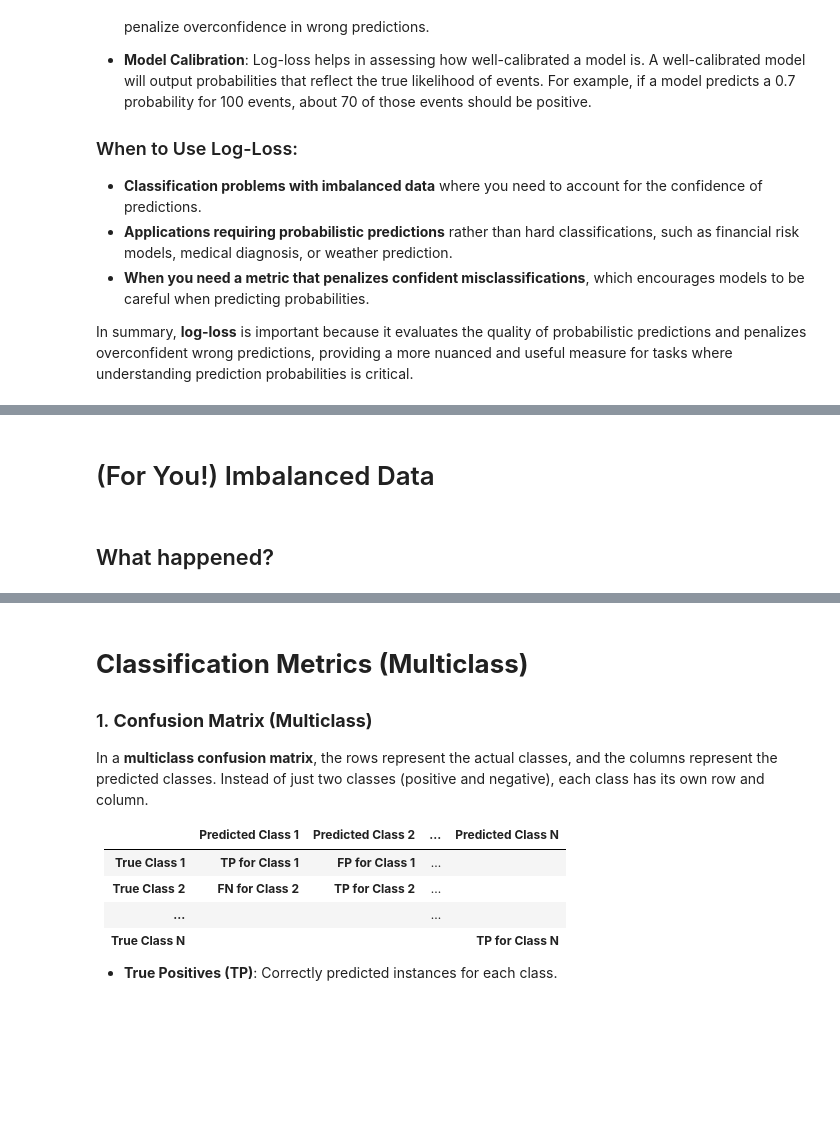
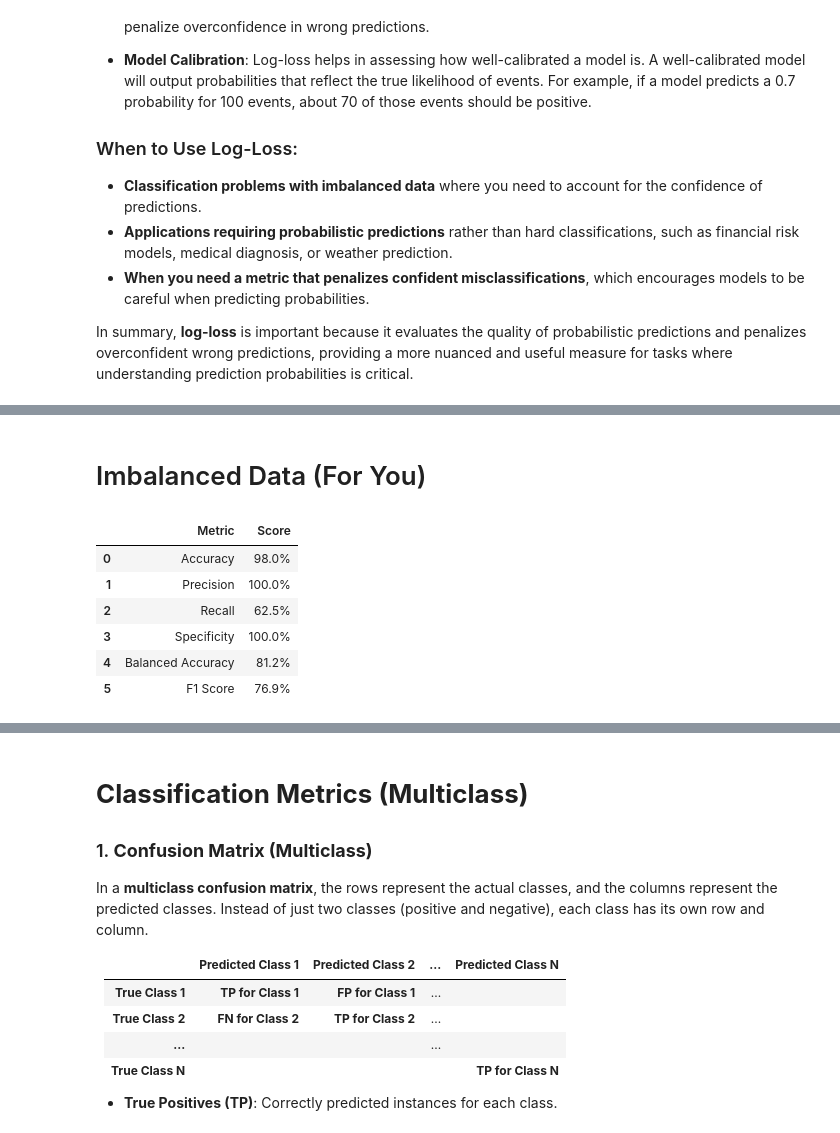
Before and after one commit to SCAI-Lab/ai_rehab_hc_2024, a Jupyter notebook: Tutorials/course_ai_rehab_hc_2024_tutorial_3.ipynb, the cells around one changed output, grey strips where cells are left out. Saved outputs shown, nothing was run; the diff lists cells and outputs as text; code cells hidden in the pictures; blank space fills up the shorter version.

```diff
--- a/Tutorials/course_ai_rehab_hc_2024_tutorial_3.ipynb
+++ b/Tutorials/course_ai_rehab_hc_2024_tutorial_3.ipynb
@@ -371,13 +387,48 @@ log_loss_value
 # %% [markdown]
-# (For You!) Imbalanced Data
+# Imbalanced Data (For You)
 # %%
 # Create an imbalanced synthetic binary classification dataset (positive is minority)
 X_imbalanced, y_imbalanced = make_classification(n_samples=1000, n_features=20, n_classes=2,
                                                  n_clusters_per_class=1, weights=[0.95, 0.05],
                                                  flip_y=0, random_state=42)
 
 # Split the dataset into training and test sets
 X_train_imbalanced, X_test_imbalanced, y_train_imbalanced, y_test_imbalanced = train_test_split(
     X_imbalanced, y_imbalanced, test_size=0.3, random_state=42)
+
+# Train the same Logistic Regression model
+model_imbalanced = LogisticRegression(random_state=42)
+model_imbalanced.fit(X_train_imbalanced, y_train_imbalanced)
+y_pred_imbalanced = model_imbalanced.predict(X_test_imbalanced)
+
+# Calculate confusion matrix
+conf_matrix_imbalanced = confusion_matrix(y_test_imbalanced, y_pred_imbalanced)
+
+# Calculate classification metrics
+accuracy_imbalanced = accuracy_score(y_test_imbalanced, y_pred_imbalanced)
+precision_imbalanced = precision_score(y_test_imbalanced, y_pred_imbalanced)
+recall_imbalanced = recall_score(y_test_imbalanced, y_pred_imbalanced)
+specificity_imbalanced = conf_matrix_imbalanced[1, 1] / (conf_matrix_imbalanced[1, 1] + conf_matrix_imbalanced[0, 1]) # TN / (TN + FP)
+balanced_accuracy_imbalanced = balanced_accuracy_score(y_test_imbalanced, y_pred_imbalanced)
+f1_imbalanced = f1_score(y_test_imbalanced, y_pred_imbalanced)
+
+# Compile all metrics into a DataFrame
+metrics_df_imbalanced = pd.DataFrame({
+    'Metric': ['Accuracy', 'Precision', 'Recall', 'Specificity', 'Balanced Accuracy', 'F1 Score'],
+    'Score': [accuracy_imbalanced, precision_imbalanced, recall_imbalanced, specificity_imbalanced,
+              balanced_accuracy_imbalanced, f1_imbalanced]
+})
+
+# Convert metrics to percentages and round to 1 decimal place
+metrics_df_imbalanced['Score'] = (metrics_df_imbalanced['Score'] * 100).round(1).astype(str) + '%'
+
+
+metrics_df_imbalanced
+# %% [output]
+|  | Metric | Score |
+| 0 | Accuracy | 98.0% |
+| 1 | Precision | 100.0% |
+| 2 | Recall | 62.5% |
+| 3 | Specificity | 100.0% |
+| 4 | Balanced Accuracy | 81.2% |
+| 5 | F1 Score | 76.9% |
-# %% [markdown]
-## What happened?
```
Also changed, not shown: parts of 9 cells of this notebook.
